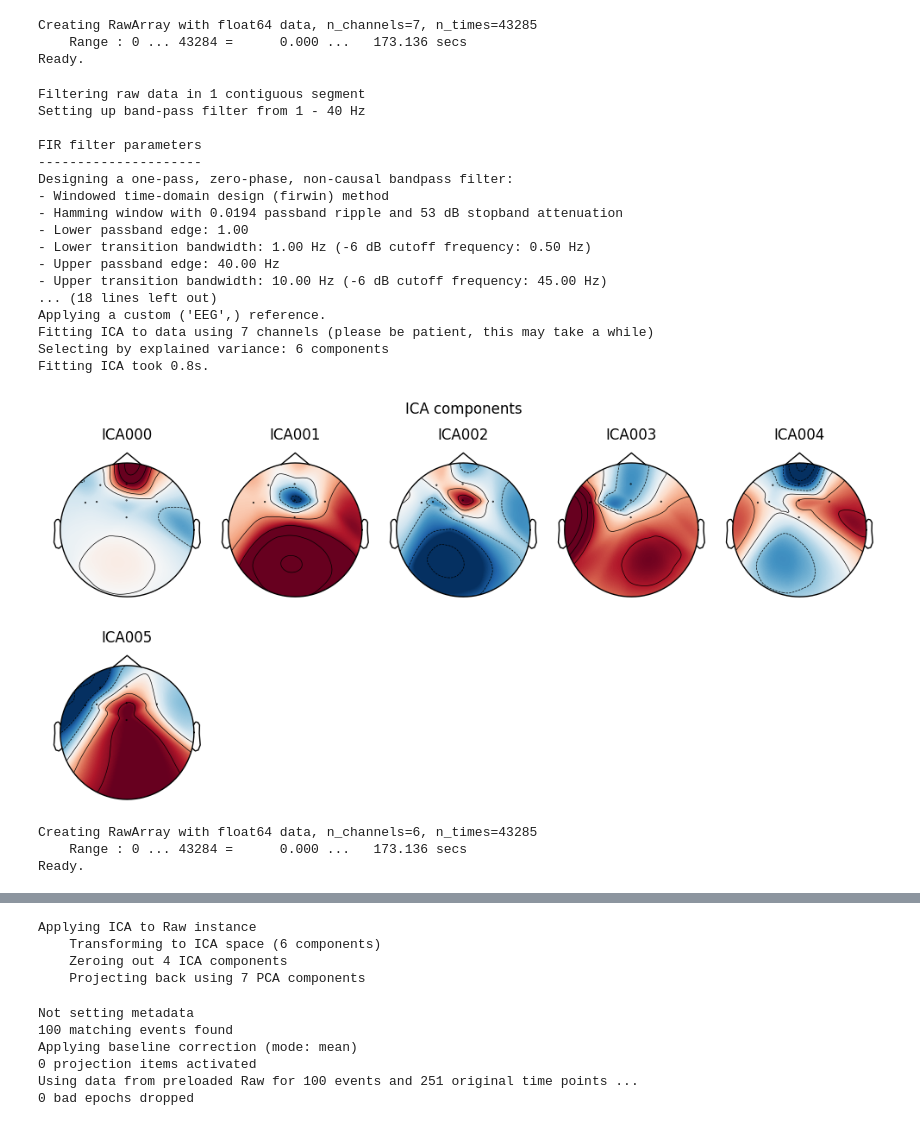
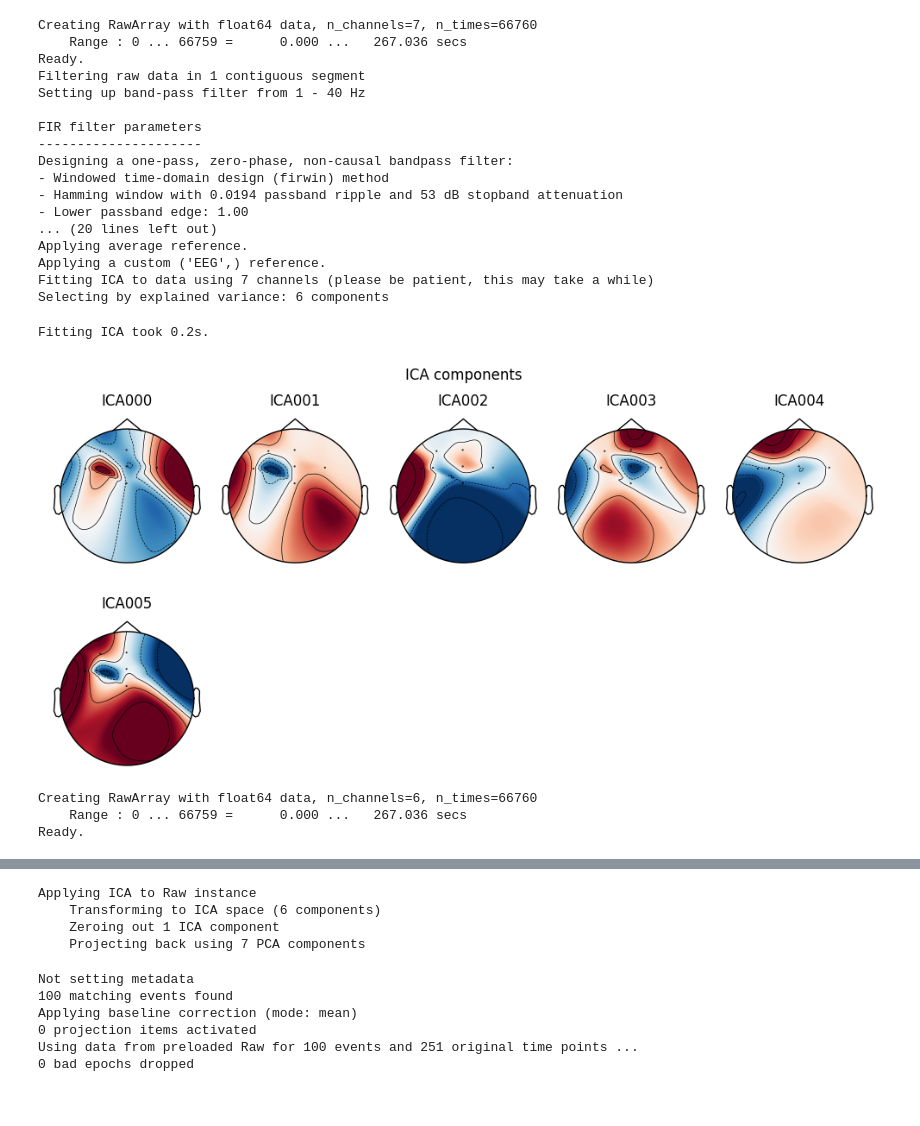
Before and after one commit to janetshin8030/OW_closedloop, a Jupyter notebook: notebooks/new_erp.ipynb, the cells around one changed output, grey strips where cells are left out. Drawn from its saved outputs; the diff is of its cells as text; code cells hidden in the pictures.

```diff
--- a/notebooks/new_erp.ipynb
+++ b/notebooks/new_erp.ipynb
@@ -4,7 +4,9 @@ import pandas as pd
 import pyxdf
 import mne
 # %%
-data, header = pyxdf.load_xdf("../lab_recorder_data/sub-demo_ses-demo_task-Default_run-001_eeg.xdf")
+from pathlib import Path
+xdf_path = Path(r"C:\Users\jshin\OW_closedloopLIFU\xdf_data\sub-dave_run_2\ses-1\eeg\sub-dave_run_2_ses-1_task-dave_run_2_run-001_eeg.xdf")
+data, header = pyxdf.load_xdf(str(xdf_path))
 for i, stream in enumerate(data):
     print(f"Stream {i}: {stream['info']['name'][0]}")
 # %% [output]
@@ -40,5 +42,5 @@ streams['EEG_LIFU_events']
 # %%
-stream = data[3]
+stream = data[2]
 df= []
 df = pd.DataFrame(stream['time_series'])
 df = df.rename(columns={i: f"Ch{i}" for i in range(df.shape[1])})
@@ -226,54 +239,52 @@ ch_names = [
 info = mne.create_info(ch_names=ch_names, sfreq=sfreq, ch_types='eeg')
 raw = mne.io.RawArray(data, info)
 
 # 3. ICA topography
 montage = mne.channels.make_standard_montage("standard_1020")
 raw.set_montage(montage)
 
 # 4. Filtering
 # 1–40 Hz is a good compromise for ICA + PSD
 raw.filter(1., 40., fir_design='firwin')
 raw.notch_filter(60.)
 #raw.filter(l_freq=1.0, h_freq=40.0, method='fir', fir_window='hamming')
 raw.set_eeg_reference('average')
 
 # 5. ICA
 ica = mne.preprocessing.ICA(
     n_components= 0.99999,
     random_state=97,
     max_iter='auto'
 )
 ica.fit(raw)
 
 # Inspect components:
 ica.plot_components()      # scalp maps
 ica.plot_sources(raw)      # time series
 
 # After inspecting, set the components you want to remove:
-ica.exclude = [0,1,2,3]  # don't know how to do this
+ica.exclude = [0]  # don't know how to do this
 raw_clean = ica.apply(raw.copy())
 # %% [output]
-Creating RawArray with float64 data, n_channels=7, n_times=43285
-    Range : 0 ... 43284 =      0.000 ...   173.136 secs
+Creating RawArray with float64 data, n_channels=7, n_times=66760
+    Range : 0 ... 66759 =      0.000 ...   267.036 secs
 Ready.
+Filtering raw data in 1 contiguous segment
+Setting up band-pass filter from 1 - 40 Hz
+
+FIR filter parameters
+---------------------
+Designing a one-pass, zero-phase, non-causal bandpass filter:
+- Windowed time-domain design (firwin) method
+- Hamming window with 0.0194 passband ripple and 53 dB stopband attenuation
+- Lower passband edge: 1.00
+... (20 lines left out)
+Applying average reference.
+Applying a custom ('EEG',) reference.
+Fitting ICA to data using 7 channels (please be patient, this may take a while)
+Selecting by explained variance: 6 components
-Filtering raw data in 1 contiguous segment
-Setting up band-pass filter from 1 - 40 Hz
-
-FIR filter parameters
----------------------
-Designing a one-pass, zero-phase, non-causal bandpass filter:
-- Windowed time-domain design (firwin) method
-- Hamming window with 0.0194 passband ripple and 53 dB stopband attenuation
-- Lower passband edge: 1.00
-- Lower transition bandwidth: 1.00 Hz (-6 dB cutoff frequency: 0.50 Hz)
-- Upper passband edge: 40.00 Hz
-- Upper transition bandwidth: 10.00 Hz (-6 dB cutoff frequency: 45.00 Hz)
-... (18 lines left out)
-Applying a custom ('EEG',) reference.
-Fitting ICA to data using 7 channels (please be patient, this may take a while)
-Selecting by explained variance: 6 components
-Fitting ICA took 0.8s.
+Fitting ICA took 0.2s.
-[figure, old version]
+[figure, new version]
-Creating RawArray with float64 data, n_channels=6, n_times=43285
-    Range : 0 ... 43284 =      0.000 ...   173.136 secs
+Creating RawArray with float64 data, n_channels=6, n_times=66760
+    Range : 0 ... 66759 =      0.000 ...   267.036 secs
 Ready.
@@ -281,6 +292,6 @@ Ready.
 Applying ICA to Raw instance
     Transforming to ICA space (6 components)
-    Zeroing out 4 ICA components
+    Zeroing out 1 ICA component
     Projecting back using 7 PCA components
 # %%
 # lifu_on_time_onset is an array of times in seconds
```
Also changed, not shown: parts of 10 cells of this notebook, 8 other files.
